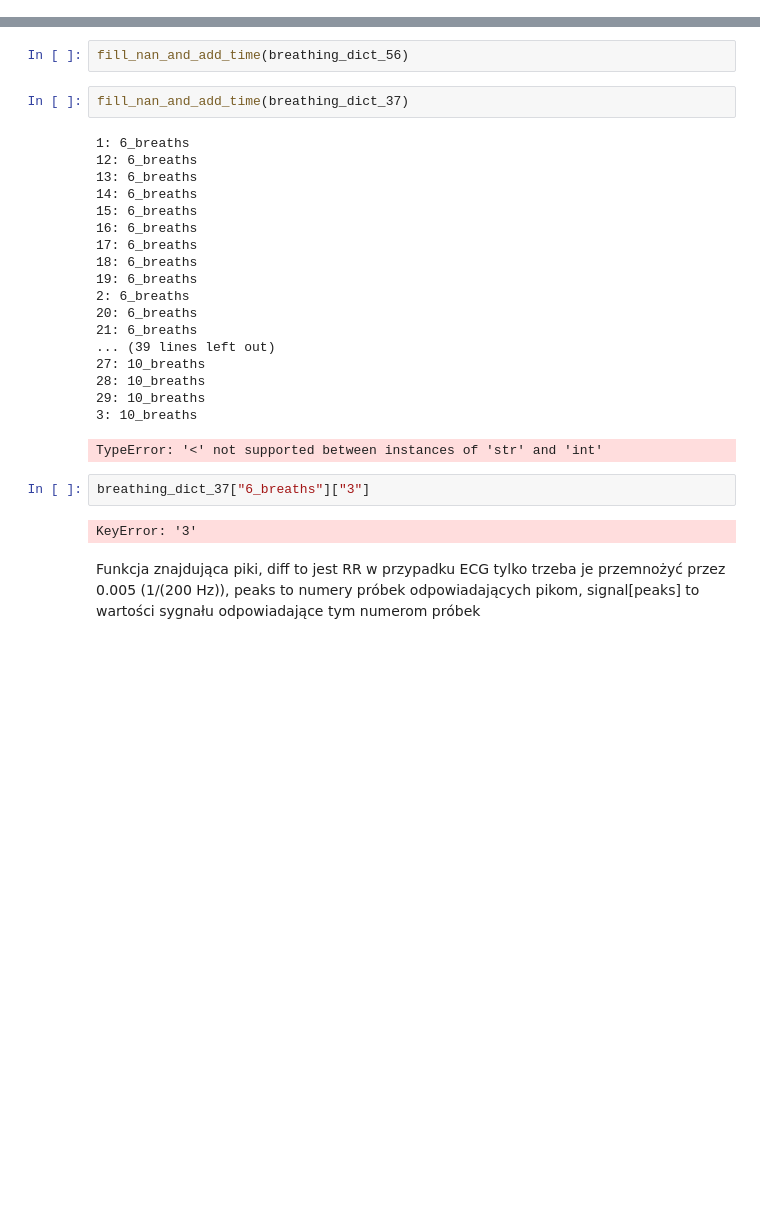
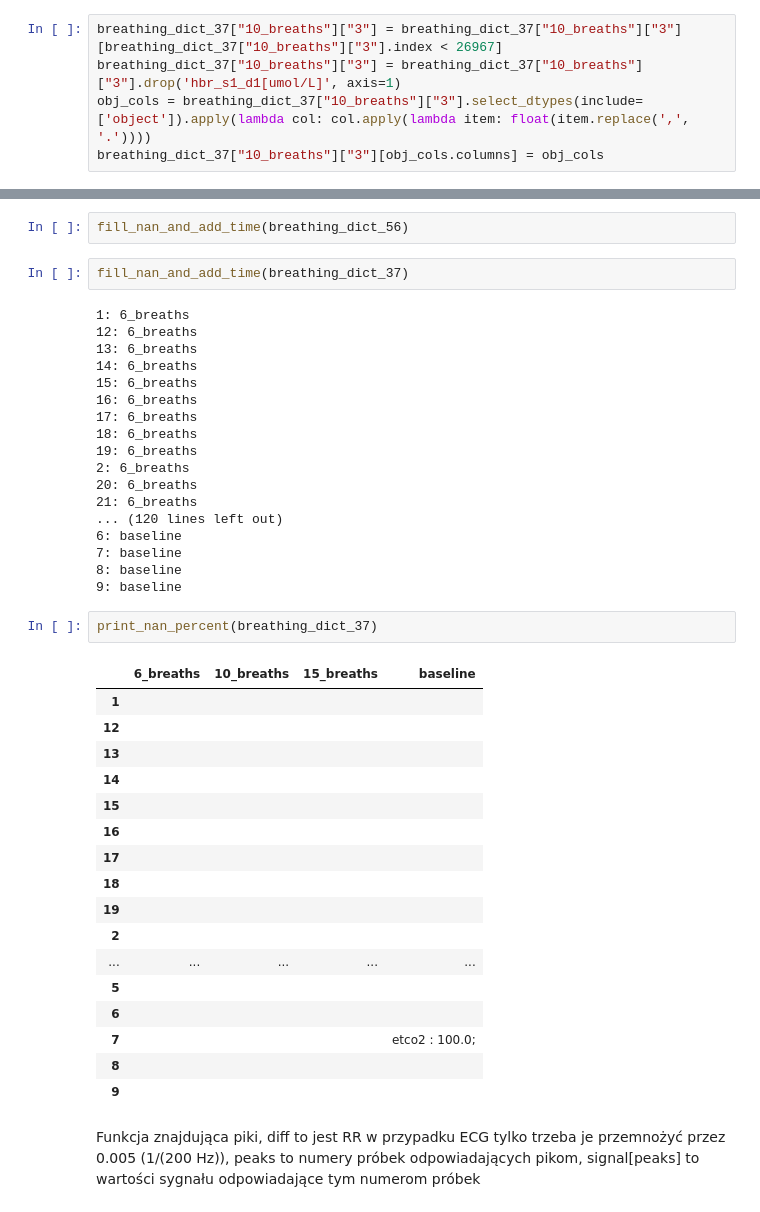
Before and after one commit to NajdekMonika/joint_symbolic, a Jupyter notebook: joint_symbolic.ipynb, the cells around one changed output, grey strips where cells are left out. Cells and saved outputs as stored; diff of their text form; blank space fills up the shorter version.

```diff
--- a/joint_symbolic.ipynb
+++ b/joint_symbolic.ipynb
@@ -102,0 +106,5 @@ for folder_name in folders_37:
+# %%
+breathing_dict_37["10_breaths"]["3"] = breathing_dict_37["10_breaths"]["3"][breathing_dict_37["10_breaths"]["3"].index < 26967]
+breathing_dict_37["10_breaths"]["3"] = breathing_dict_37["10_breaths"]["3"].drop('hbr_s1_d1[umol/L]', axis=1)
+obj_cols = breathing_dict_37["10_breaths"]["3"].select_dtypes(include=['object']).apply(lambda col: col.apply(lambda item: float(item.replace(',', '.'))))
+breathing_dict_37["10_breaths"]["3"][obj_cols.columns] = obj_cols
@@ -276,16 +238,31 @@ fill_nan_and_add_time(breathing_dict_37)
 2: 6_breaths
 20: 6_breaths
 21: 6_breaths
-... (39 lines left out)
-27: 10_breaths
-28: 10_breaths
-29: 10_breaths
-3: 10_breaths
+... (120 lines left out)
+6: baseline
+7: baseline
+8: baseline
+9: baseline
-TypeError: '<' not supported between instances of 'str' and 'int'
-# %%
-breathing_dict_37["6_breaths"]["3"]
-# %% [output]
-KeyError: '3'
+# %%
+print_nan_percent(breathing_dict_37)
+# %% [output]
+|  | 6_breaths | 10_breaths | 15_breaths | baseline |
+| 1 |  |  |  |  |
+| 12 |  |  |  |  |
+| 13 |  |  |  |  |
+| 14 |  |  |  |  |
+| 15 |  |  |  |  |
+| 16 |  |  |  |  |
+| 17 |  |  |  |  |
+| 18 |  |  |  |  |
+| 19 |  |  |  |  |
+| 2 |  |  |  |  |
+| ... | ... | ... | ... | ... |
+| 5 |  |  |  |  |
+| 6 |  |  |  |  |
+| 7 |  |  |  | etco2 : 100.0; |
+| 8 |  |  |  |  |
+| 9 |  |  |  |  |
 # %% [markdown]
 Funkcja znajdująca piki, diff to jest RR w przypadku ECG tylko trzeba je przemnożyć przez 0.005 (1/(200 Hz)), peaks to numery próbek odpowiadających pikom, signal[peaks] to wartości sygnału odpowiadające tym numerom próbek
 # %%
```
Also changed, not shown: parts of 21 cells of this notebook, 1 other file.
